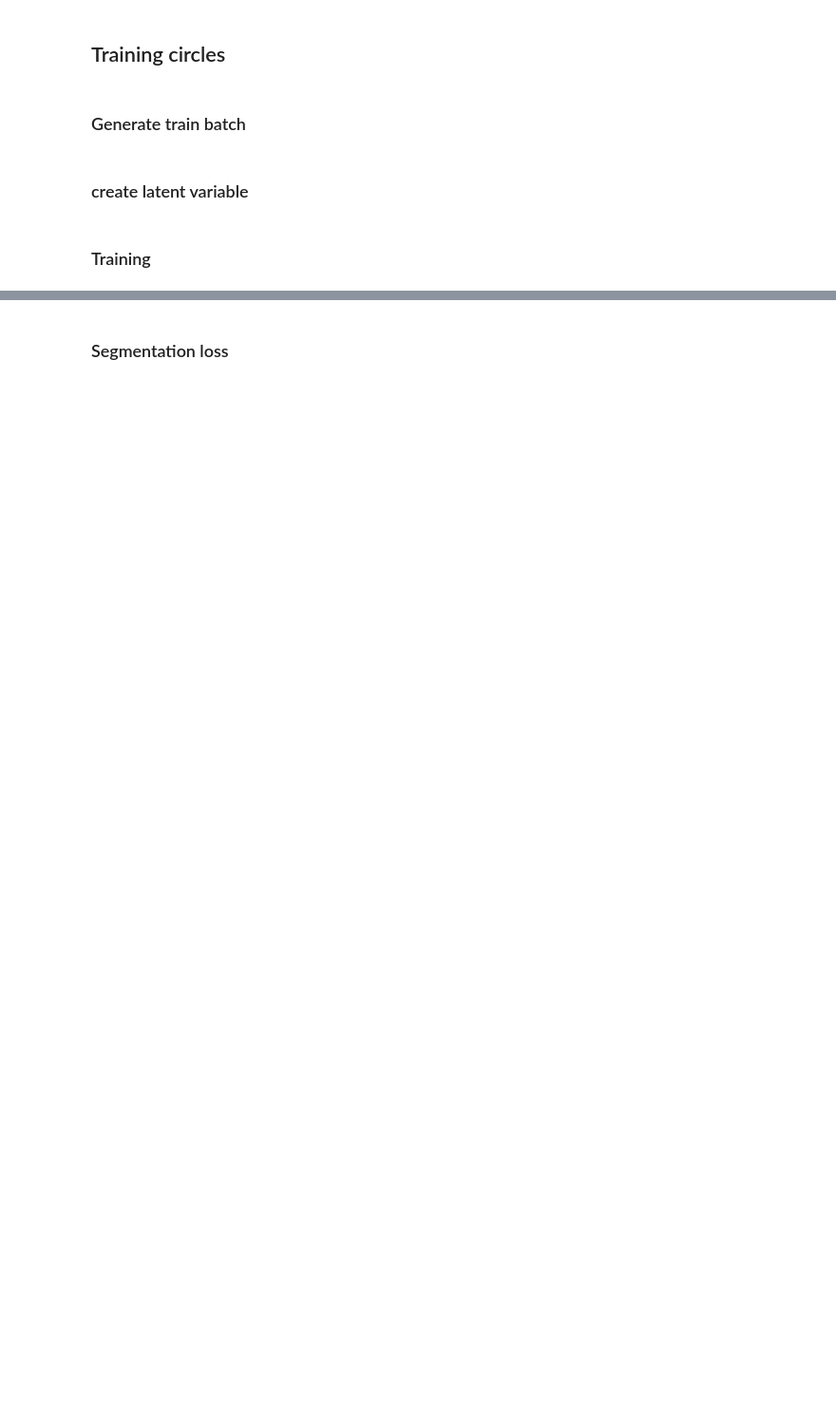
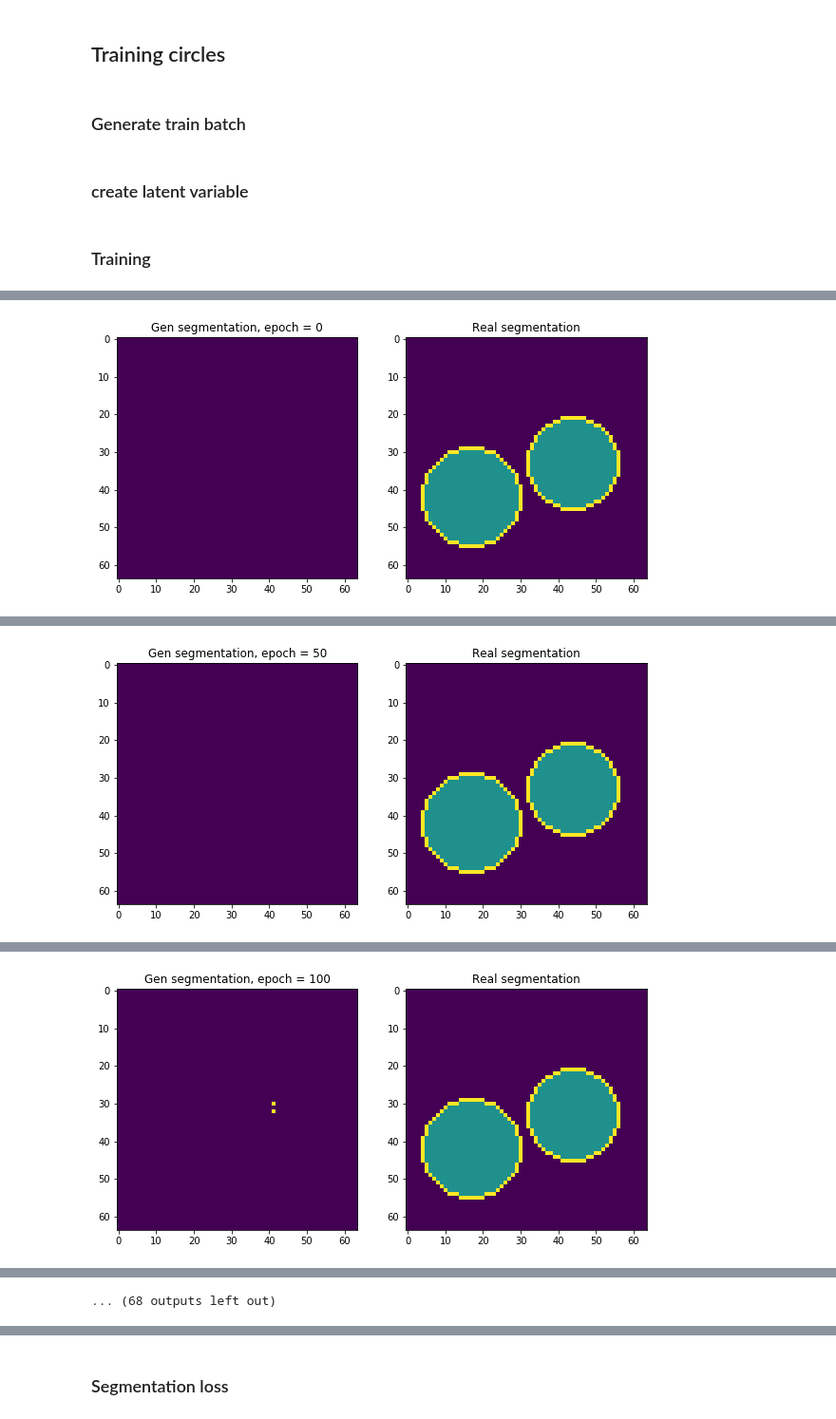
Before and after one commit to ashysheya/research_project, a Jupyter notebook: experiments.ipynb, the cells around one changed output, grey strips where cells are left out. Shown at 95% size. Drawn from its saved outputs; the diff is of its cells as text; code cells hidden in the pictures; blank space fills up the shorter version.

Commit message:
add experiments with unlabelled data

```diff
--- a/experiments.ipynb
+++ b/experiments.ipynb
@@ -92,7 +93,7 @@ img_loss = ImageLoss()
 ### create latent variable
 # %%
 torch.manual_seed(42)
-z_input = Variable(torch.randn(batch_size, 3, 64, 64), requires_grad=True)
+z_input = Variable(torch.randn(batch_size, 3, 64, 64).cuda(), requires_grad=True)
 # %% [markdown]
 ### Training
 # %%
@@ -103,11 +104,11 @@ def normalize_z(z):
     norm_z.clamp_(min=1.0)
     z.data = z.data / norm_z
 # %%
-without_segmentation = 10
+without_segmentation = 1
 # %%
 def plot_segmentation(segm, gt_segm, num_epoch):
-    segm_numpy = segm.data.numpy()
-    gt_segm_numpy = gt_segm.data.numpy()
+    segm_numpy = segm.data.cpu().numpy()
+    gt_segm_numpy = gt_segm.data.cpu().numpy()
     for i, image in enumerate(segm_numpy):
         f, axarr = plt.subplots(1, 2, figsize=(10, 5))
         axarr[0].imshow(np.argmax(image, 0))
@@ -274,0 +150,35 @@ epoch - 119, loss - 3.720881700515747
+# %%
+def generate_and_train(network_class):
+    batch_size = 25
+    tr_images, tr_segmentation = predata.get_train_batch(batch_size)
+    train_images = Variable(torch.from_numpy(tr_images).float().cuda(), requires_grad=False)
+    train_segmentation = Variable(torch.from_numpy(tr_segmentation).cuda(), requires_grad=False)
+    net = network_class(num_z_channels=3, num_classes=3).cuda()
+    segm_loss = SegmentationLoss()
+    img_loss = ImageLoss()
+    z_input = Variable(torch.randn(batch_size, 3, 64, 64).cuda(), requires_grad=True)
+    loss_10, segm_loss_10 = train(net=net, z_input=z_input, segm_loss=segm_loss,
+                                  img_loss=img_loss, without_segmentation=10,
+                                  train_images=train_images,
+                                  train_segmentation=train_segmentation)
+
+    batch_size = 115
+    additional_tr_images, additional_tr_segmentation = predata.get_train_batch(90)
+    tr_images = np.concatenate((tr_images[:15], additional_tr_images, tr_images[15:]), axis=0)
+    tr_segmentation = np.concatenate((tr_segmentation[:15], additional_tr_segmentation,
+                                      tr_segmentation[15:]), axis=0)
+
+    train_images = Variable(torch.from_numpy(tr_images).float().cuda(), requires_grad=False)
+    train_segmentation = Variable(torch.from_numpy(tr_segmentation).cuda(), requires_grad=False)
+    net = network_class(num_z_channels=3, num_classes=3).cuda()
+    z_input = Variable(torch.randn(batch_size, 3, 64, 64).cuda(), requires_grad=True)
+    loss_100, segm_loss_100 = train(net=net, z_input=z_input, segm_loss=segm_loss,
+                                    img_loss=img_loss, without_segmentation=100,
+                                    train_images=train_images,
+                                    train_segmentation=train_segmentation)
+    return loss_10, loss_100, segm_loss_10, segm_loss_100
+# %%
+torch.manual_seed(42)
+loss_10, loss_100, segm_loss_10, segm_loss_100 = generate_and_train(network_class=Network)
+# %% [output]
+[figure, added]
@@ -274,0 +202 @@ epoch - 119, loss - 3.720881700515747
+[figure, added]
@@ -274,0 +220 @@ epoch - 119, loss - 3.720881700515747
+[figure, added]
@@ -274,0 +292 @@ epoch - 119, loss - 3.720881700515747
+... (68 outputs left out)
```
Also changed, not shown: parts of 16 cells of this notebook.
